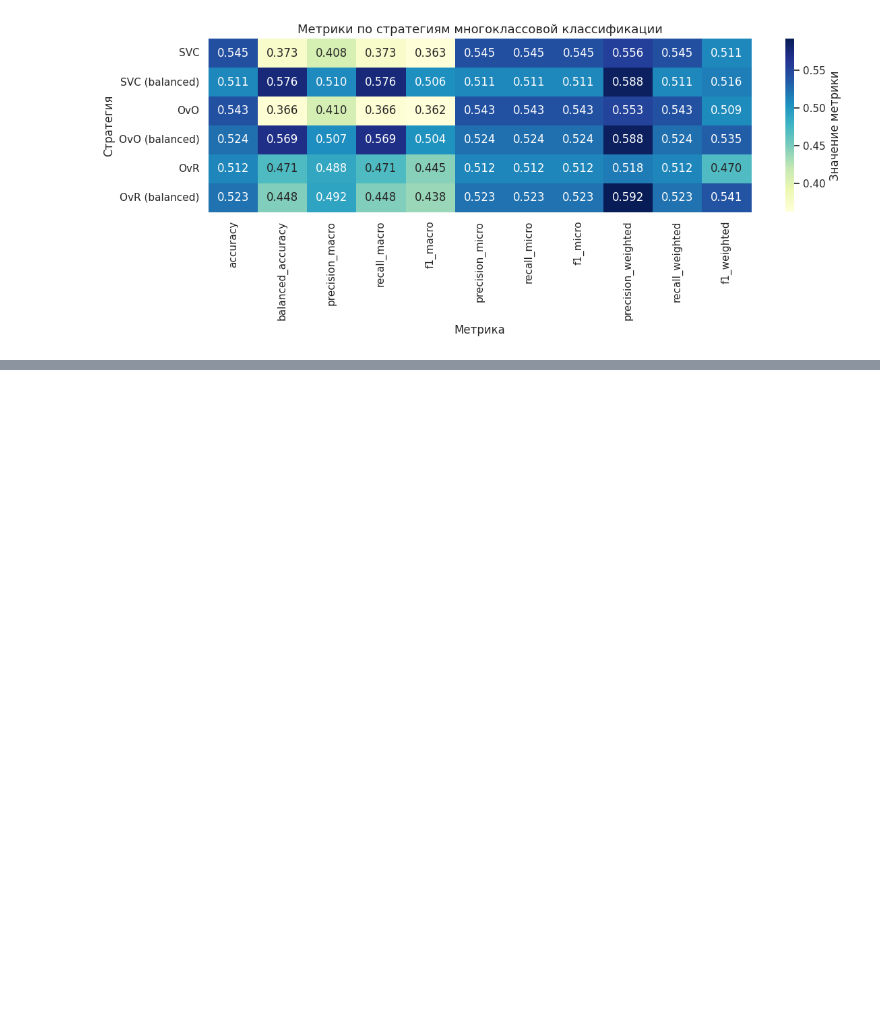
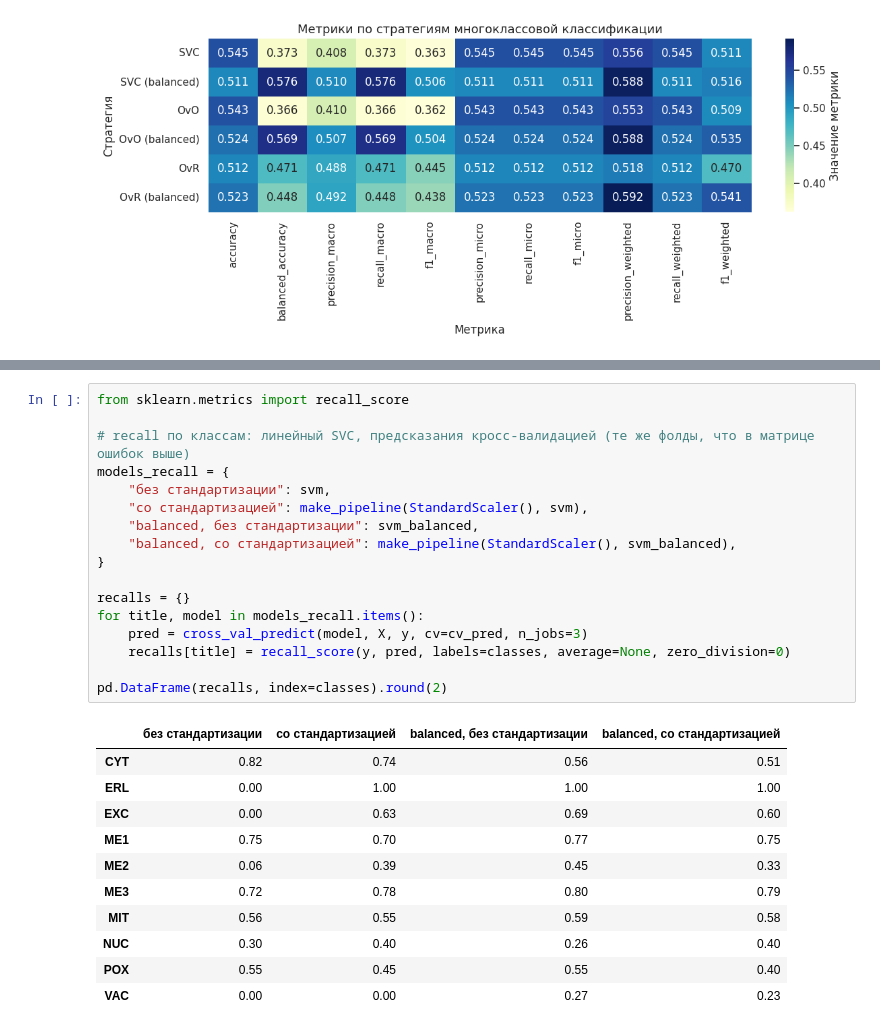
Before and after one commit to evgpat/ml_basics_course, a Jupyter notebook: lesson_06/06_Семинар_Многоклассовая_классификация.ipynb, the cells around one changed output, grey strips where cells are left out. Cells and saved outputs as stored; diff of their text form; blank space fills up the shorter version.

```diff
--- a/lesson_06/06_Семинар_Многоклассовая_классификация.ipynb
+++ b/lesson_06/06_Семинар_Многоклассовая_классификация.ipynb
@@ -566,0 +732,29 @@ Accuracy (общая точность) действительно снизила
+# %%
+from sklearn.metrics import recall_score
+
+# recall по классам: линейный SVC, предсказания кросс-валидацией (те же фолды, что в матрице ошибок выше)
+models_recall = {
+    "без стандартизации": svm,
+    "со стандартизацией": make_pipeline(StandardScaler(), svm),
+    "balanced, без стандартизации": svm_balanced,
+    "balanced, со стандартизацией": make_pipeline(StandardScaler(), svm_balanced),
+}
+
+recalls = {}
+for title, model in models_recall.items():
+    pred = cross_val_predict(model, X, y, cv=cv_pred, n_jobs=3)
+    recalls[title] = recall_score(y, pred, labels=classes, average=None, zero_division=0)
+
+pd.DataFrame(recalls, index=classes).round(2)
+# %% [output]
+|  | без стандартизации | со стандартизацией | balanced, без стандартизации | balanced, со стандартизацией |
+| CYT | 0.82 | 0.74 | 0.56 | 0.51 |
+| ERL | 0.00 | 1.00 | 1.00 | 1.00 |
+| EXC | 0.00 | 0.63 | 0.69 | 0.60 |
+| ME1 | 0.75 | 0.70 | 0.77 | 0.75 |
+| ME2 | 0.06 | 0.39 | 0.45 | 0.33 |
+| ME3 | 0.72 | 0.78 | 0.80 | 0.79 |
+| MIT | 0.56 | 0.55 | 0.59 | 0.58 |
+| NUC | 0.30 | 0.40 | 0.26 | 0.40 |
+| POX | 0.55 | 0.45 | 0.55 | 0.40 |
+| VAC | 0.00 | 0.00 | 0.27 | 0.23 |
```
Also changed, not shown: parts of 40 cells of this notebook, 2 other files.
